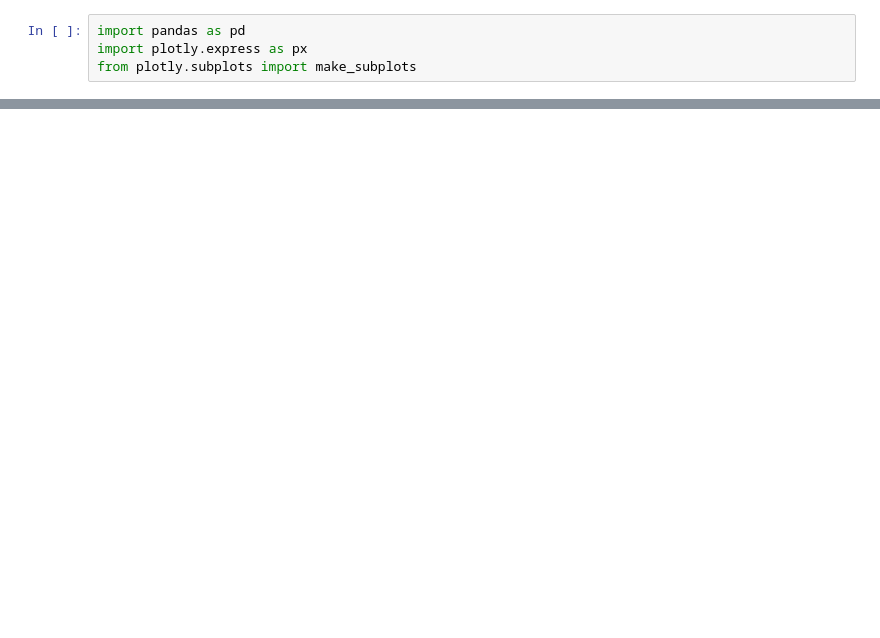
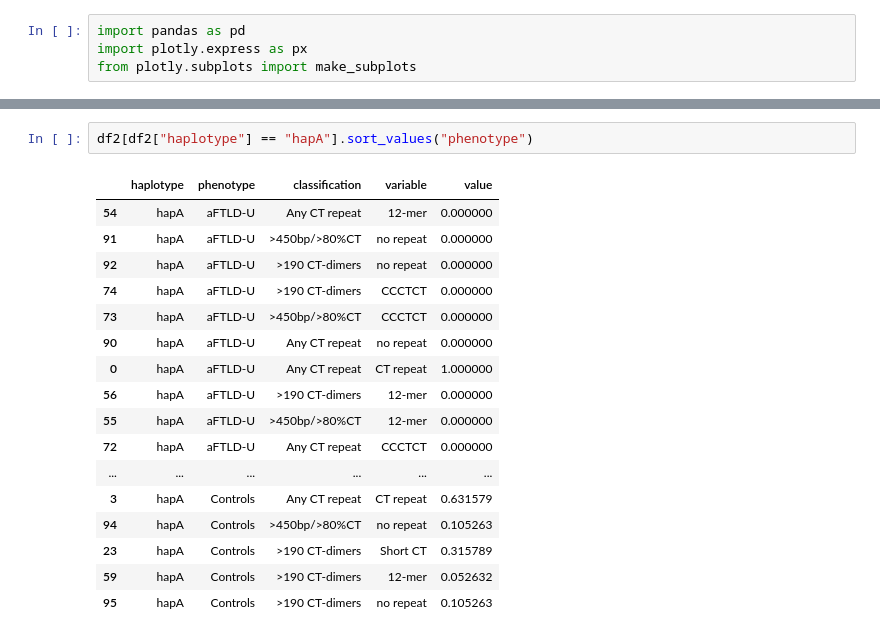
Before and after one commit to wdecoster/chr15q14, a Jupyter notebook: notebooks/populations.ipynb, the cells around one changed output, grey strips where cells are left out. Drawn from its saved outputs; the diff is of its cells as text; blank space fills up the shorter version.

```diff
--- a/notebooks/populations.ipynb
+++ b/notebooks/populations.ipynb
@@ -156,0 +399,20 @@ fig.show()
+# %%
+df2[df2["haplotype"] == "hapA"].sort_values("phenotype")
+# %% [output]
+|  | haplotype | phenotype | classification | variable | value |
+| 54 | hapA | aFTLD-U | Any CT repeat | 12-mer | 0.000000 |
+| 91 | hapA | aFTLD-U | >450bp/>80%CT | no repeat | 0.000000 |
+| 92 | hapA | aFTLD-U | >190 CT-dimers | no repeat | 0.000000 |
+| 74 | hapA | aFTLD-U | >190 CT-dimers | CCCTCT | 0.000000 |
+| 73 | hapA | aFTLD-U | >450bp/>80%CT | CCCTCT | 0.000000 |
+| 90 | hapA | aFTLD-U | Any CT repeat | no repeat | 0.000000 |
+| 0 | hapA | aFTLD-U | Any CT repeat | CT repeat | 1.000000 |
+| 56 | hapA | aFTLD-U | >190 CT-dimers | 12-mer | 0.000000 |
+| 55 | hapA | aFTLD-U | >450bp/>80%CT | 12-mer | 0.000000 |
+| 72 | hapA | aFTLD-U | Any CT repeat | CCCTCT | 0.000000 |
+| ... | ... | ... | ... | ... | ... |
+| 3 | hapA | Controls | Any CT repeat | CT repeat | 0.631579 |
+| 94 | hapA | Controls | >450bp/>80%CT | no repeat | 0.105263 |
+| 23 | hapA | Controls | >190 CT-dimers | Short CT | 0.315789 |
+| 59 | hapA | Controls | >190 CT-dimers | 12-mer | 0.052632 |
+| 95 | hapA | Controls | >190 CT-dimers | no repeat | 0.105263 |
```
Also changed, not shown: parts of 7 cells of this notebook.
